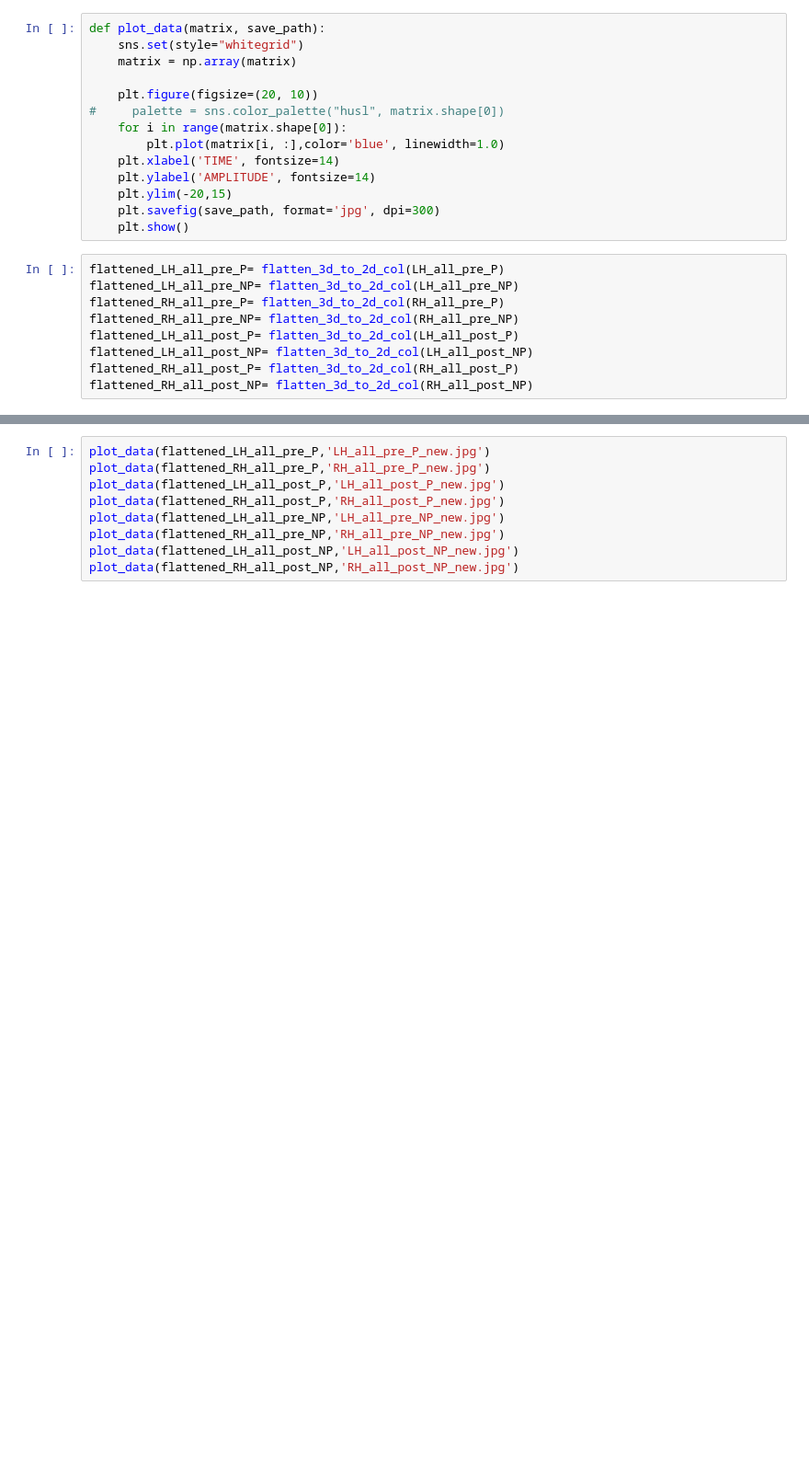
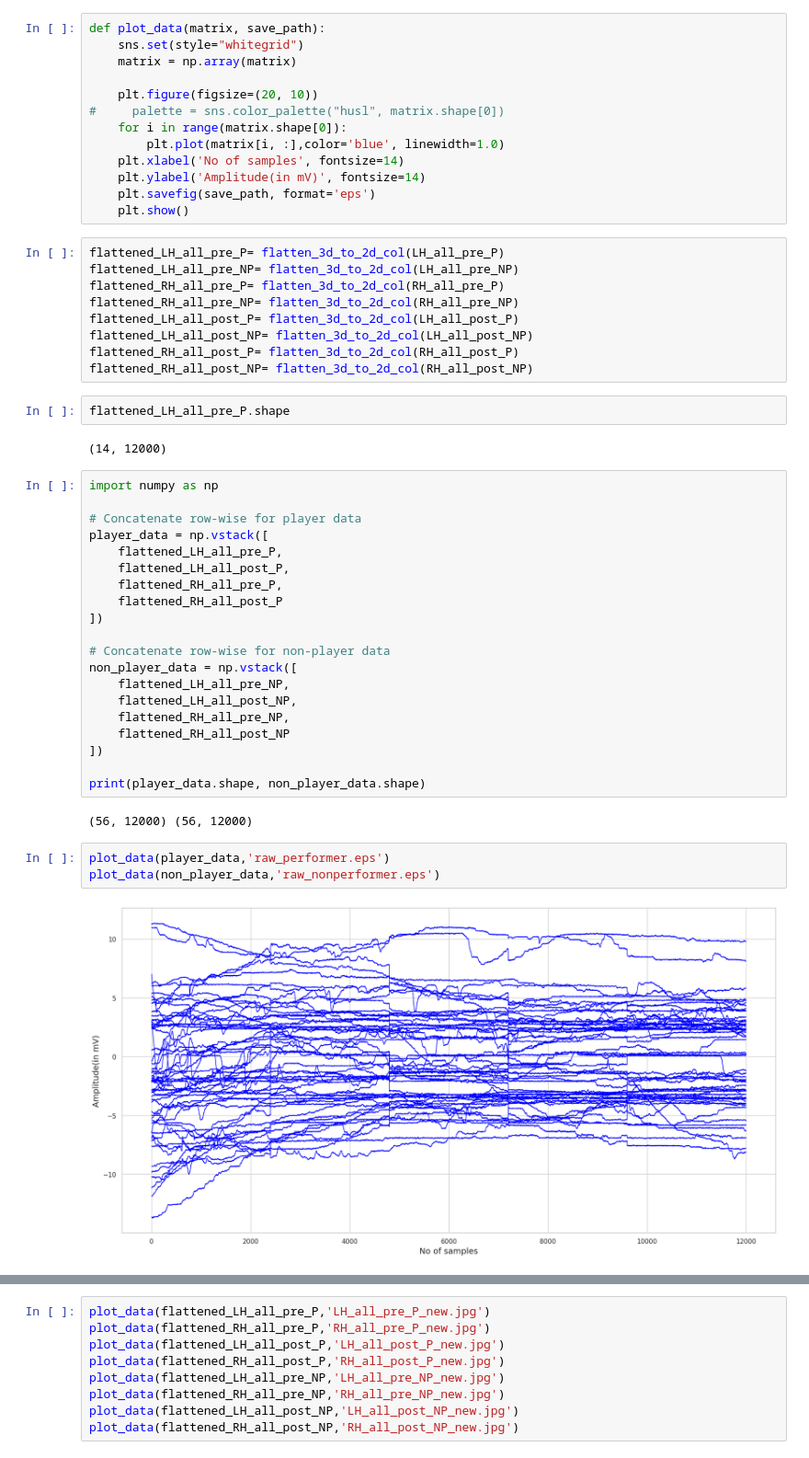
Before and after one commit to elekish/Classification, a Jupyter notebook: classification_kaggle.ipynb, the cells around one changed output, grey strips where cells are left out. Shown at 92% size. Drawn from its saved outputs; the diff is of its cells as text; blank space fills up the shorter version.

```diff
--- a/classification_kaggle.ipynb
+++ b/classification_kaggle.ipynb
@@ -813,10 +618,9 @@ def plot_data(matrix, save_path):
 #     palette = sns.color_palette("husl", matrix.shape[0])
     for i in range(matrix.shape[0]):
         plt.plot(matrix[i, :],color='blue', linewidth=1.0)
-    plt.xlabel('TIME', fontsize=14)
-    plt.ylabel('AMPLITUDE', fontsize=14)
-    plt.ylim(-20,15)
-    plt.savefig(save_path, format='jpg', dpi=300)
+    plt.xlabel('No of samples', fontsize=14)
+    plt.ylabel('Amplitude(in mV)', fontsize=14)
+    plt.savefig(save_path, format='eps')
     plt.show()
 # %%
 flattened_LH_all_pre_P= flatten_3d_to_2d_col(LH_all_pre_P)
@@ -827,3 +631,34 @@ flattened_LH_all_post_P= flatten_3d_to_2d_col(LH_all_post_P)
 flattened_LH_all_post_NP= flatten_3d_to_2d_col(LH_all_post_NP)
 flattened_RH_all_post_P= flatten_3d_to_2d_col(RH_all_post_P)
 flattened_RH_all_post_NP= flatten_3d_to_2d_col(RH_all_post_NP)
+# %%
+flattened_LH_all_pre_P.shape
+# %% [output]
+(14, 12000)
+# %%
+import numpy as np
+
+# Concatenate row-wise for player data
+player_data = np.vstack([
+    flattened_LH_all_pre_P,
+    flattened_LH_all_post_P,
+    flattened_RH_all_pre_P,
+    flattened_RH_all_post_P
+])
+
+# Concatenate row-wise for non-player data
+non_player_data = np.vstack([
+    flattened_LH_all_pre_NP,
+    flattened_LH_all_post_NP,
+    flattened_RH_all_pre_NP,
+    flattened_RH_all_post_NP
+])
+
+print(player_data.shape, non_player_data.shape)
+# %% [output]
+(56, 12000) (56, 12000)
+# %%
+plot_data(player_data,'raw_performer.eps')
+plot_data(non_player_data,'raw_nonperformer.eps')
+# %% [output]
+[figure, added]
```
Also changed, not shown: parts of 12 cells of this notebook.
